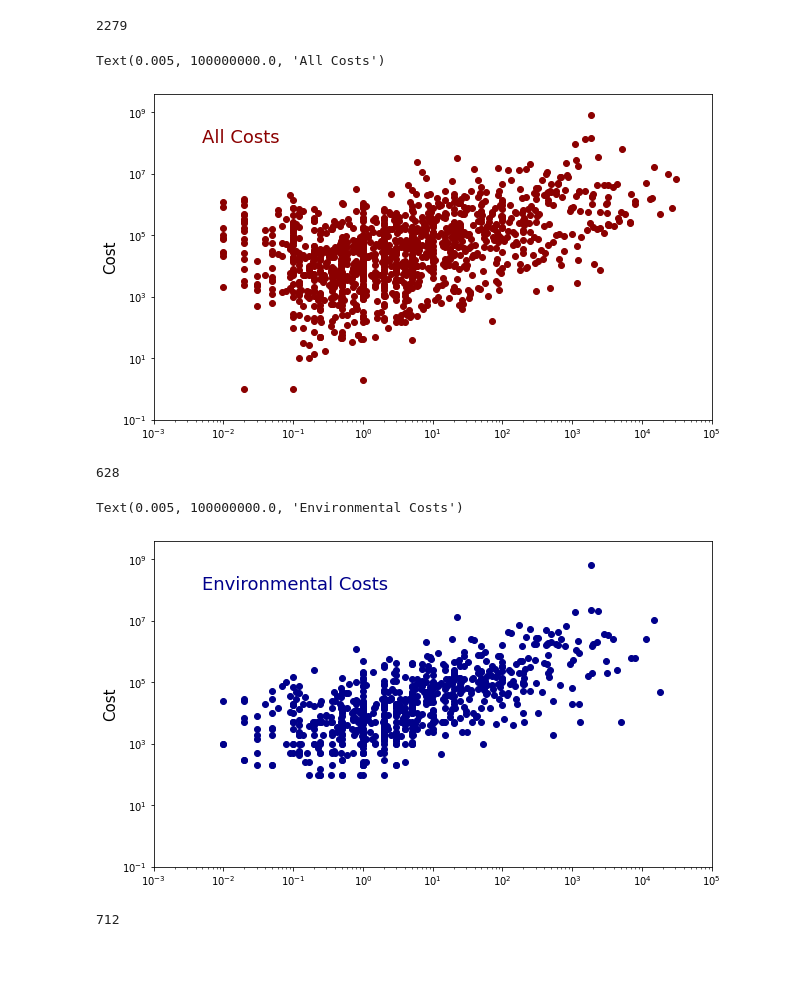
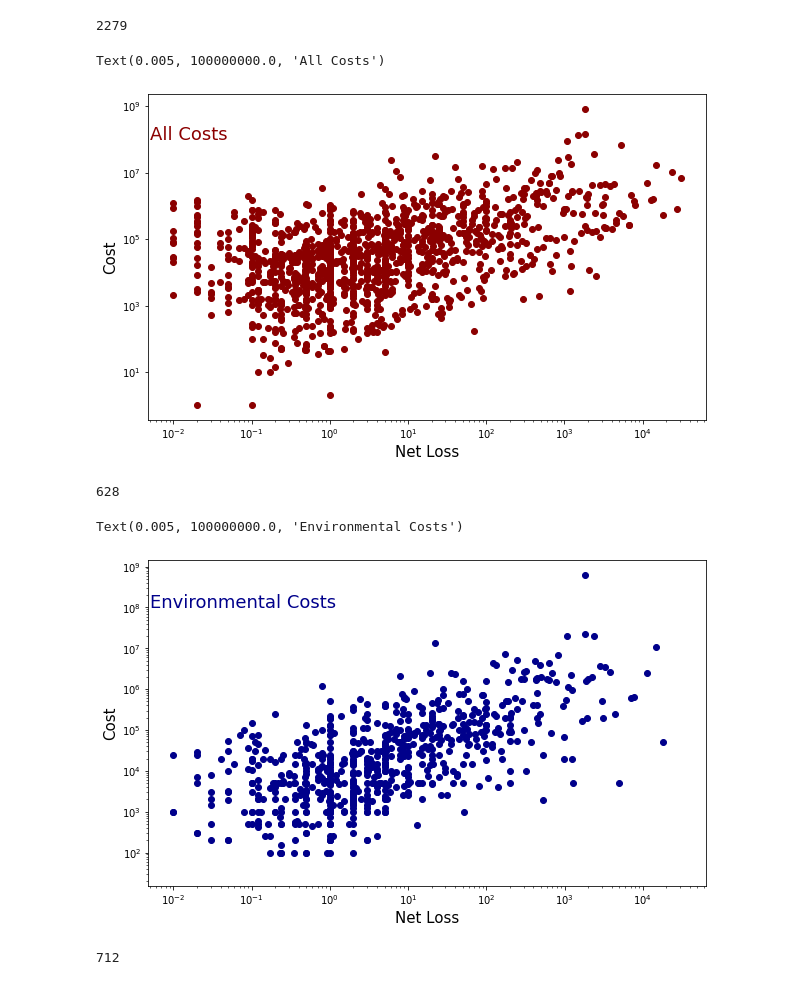
Before and after one commit to AdityaKD88/Oil_pipeline, a Jupyter notebook: app/analysis.ipynb, the cells around one changed output. Cells and saved outputs as stored; diff of their text form; code cells hidden in the pictures; blank space fills up the shorter version.

Commit message:
graphs

```diff
--- a/app/analysis.ipynb
+++ b/app/analysis.ipynb
@@ -84,8 +84,14 @@ Data columns (total 48 columns):
  47  All Costs                             2795 non-null   int64
 dtypes: float64(25), int64(5), object(18)
 memory usage: 1.0+ MB
-# %%
-df.drop(columns=['Report Number','Supplemental Number','Operator ID','All Injuries'],inplace=True)
+# %%
+df.drop(columns=['Report Number','Supplemental Number','Operator ID','All Injuries',
+                    'Pipeline/Facility Name','Accident Latitude','Accident Longitude',
+                    'Unintentional Release (Barrels)','Intentional Release (Barrels)',
+                    'Accident State','Shutdown Date/Time','Restart Date/Time',
+                    'Public/Private Property Damage Costs','Liquid Ignition',
+                    'Accident Date/Time','Liquid Explosion','Pipeline Shutdown',
+                    'Liquid Recovery (Barrels)'],inplace=True)
 # %%
 df.shape
 # %% [output]
@@ -217,17 +231,16 @@ df['All Costs'].nunique()
 # %%
 fig, ax = plt.subplots(figsize=(10,6))
 ax.scatter(df['Net Loss (Barrels)'].values,
               df['All Costs'].values,
               label="All", color='darkred')
 ax.set_yscale('log')
-ax.set_ylim(0.1,4e9)
 ax.set_xscale('log')
-ax.set_xlim(0.001,100000)
 ax.set_ylabel('Cost', fontsize=15)
+ax.set_xlabel('Net Loss', fontsize=15)
 ax.text(0.005, 1e8, "All Costs", fontsize=18, color='darkred')
 # %% [output]
 Text(0.005, 100000000.0, 'All Costs')
-[figure, old version]
+[figure, new version]
 # %%
 df['Environmental Remediation Costs'].nunique()
 # %% [output]
@@ -238,14 +251,13 @@ ax.scatter(df['Net Loss (Barrels)'].values,
               df['Environmental Remediation Costs'].values,
               label="All", color='darkblue')
 ax.set_yscale('log')
-ax.set_ylim(0.1,4e9)
 ax.set_xscale('log')
-ax.set_xlim(0.001,100000)
 ax.set_ylabel('Cost', fontsize=15)
+ax.set_xlabel('Net Loss', fontsize=15)
 ax.text(0.005, 1e8, "Environmental Costs", fontsize=18, color='darkblue')
 # %% [output]
 Text(0.005, 100000000.0, 'Environmental Costs')
-[figure, old version]
+[figure, new version]
 # %%
 df['Emergency Response Costs'].nunique()
 # %% [output]
```
Also changed, not shown: parts of 26 cells of this notebook.
